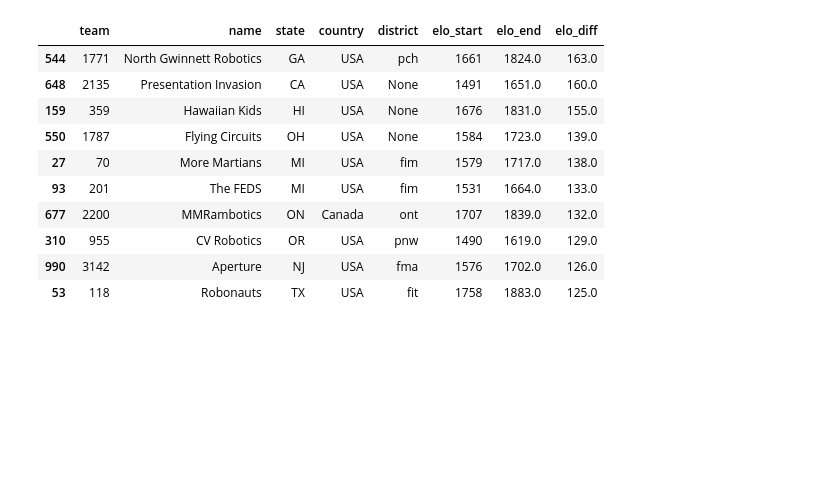
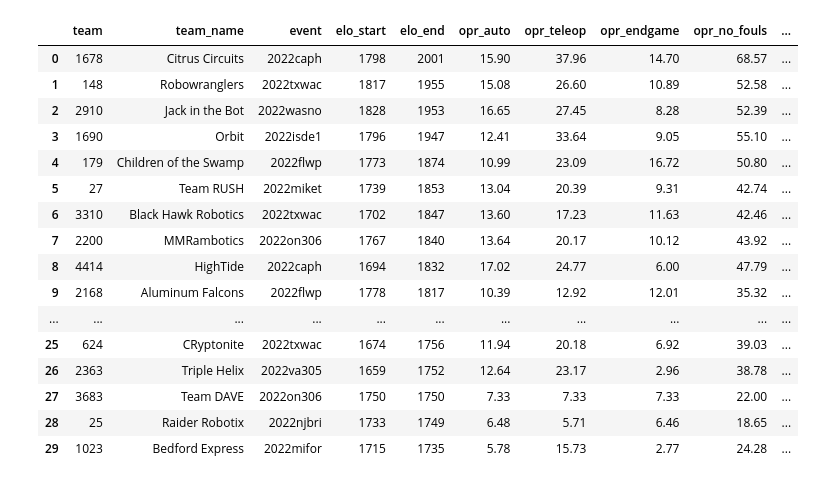
Before and after one commit to avgupta456/statbotics-scripts, a Jupyter notebook: 2022/Week Elos.ipynb, the cells around one changed output. Drawn from its saved outputs; the diff is of its cells as text; code cells hidden in the pictures; blank space fills up the shorter version.

```diff
--- a/2022/Week Elos.ipynb
+++ b/2022/Week Elos.ipynb
@@ -11,26 +7,22 @@ team_years_df = team_years_df[team_years_df.elo_max > 0]
-# %%
-elo_df = team_years_df[["team", "name", "state", "country", "district", "elo_start", "elo_end", "elo_diff"]]
-
-elo_df[elo_df.elo_end < 1900].sort_values(by="elo_diff", ascending=False)[:10]
-# %% [output]
-|  | team | name | state | country | district | elo_start | elo_end | elo_diff |
-| 544 | 1771 | North Gwinnett Robotics | GA | USA | pch | 1661 | 1824.0 | 163.0 |
-| 648 | 2135 | Presentation Invasion | CA | USA | None | 1491 | 1651.0 | 160.0 |
-| 159 | 359 | Hawaiian Kids | HI | USA | None | 1676 | 1831.0 | 155.0 |
-| 550 | 1787 | Flying Circuits | OH | USA | None | 1584 | 1723.0 | 139.0 |
-| 27 | 70 | More Martians | MI | USA | fim | 1579 | 1717.0 | 138.0 |
-| 93 | 201 | The FEDS | MI | USA | fim | 1531 | 1664.0 | 133.0 |
-| 677 | 2200 | MMRambotics | ON | Canada | ont | 1707 | 1839.0 | 132.0 |
-| 310 | 955 | CV Robotics | OR | USA | pnw | 1490 | 1619.0 | 129.0 |
-| 990 | 3142 | Aperture | NJ | USA | fma | 1576 | 1702.0 | 126.0 |
-| 53 | 118 | Robonauts | TX | USA | fit | 1758 | 1883.0 | 125.0 |
 # %%
-team_events_1 = sb.get_team_events(year=2022, week=1)
-team_events_2 = sb.get_team_events(year=2022, week=2)
-
-team_events_df_1 = pd.DataFrame(team_events_1)
-team_events_df_2 = pd.DataFrame(team_events_2)
-
-team_events_df_1 = team_events_df_1[team_events_df_1.elo_max > 0][["team", "team_name", "event", "state", "district", "elo_start", "elo_end", "wins", "losses", "ties"]]
-team_events_df_2 = team_events_df_2[team_events_df_2.elo_max > 0][["team", "team_name", "event", "state", "district", "elo_start", "elo_end", "wins", "losses", "ties"]]
+team_events_1 = sb.get_team_events(year=2022, week=1, fields=["team", "team_name", "event", "elo_start", "elo_end", "opr_auto", "opr_teleop", "opr_endgame", "opr_no_fouls", "wins", "losses", "ties"], metric="elo_end", limit=30)
+pd.DataFrame(team_events_1)  # .to_markdown(index=False))
+# %% [output]
+|  | team | team_name | event | elo_start | elo_end | opr_auto | opr_teleop | opr_endgame | opr_no_fouls | ... |
+| 0 | 1678 | Citrus Circuits | 2022caph | 1798 | 2001 | 15.90 | 37.96 | 14.70 | 68.57 | ... |
+| 1 | 148 | Robowranglers | 2022txwac | 1817 | 1955 | 15.08 | 26.60 | 10.89 | 52.58 | ... |
+| 2 | 2910 | Jack in the Bot | 2022wasno | 1828 | 1953 | 16.65 | 27.45 | 8.28 | 52.39 | ... |
+| 3 | 1690 | Orbit | 2022isde1 | 1796 | 1947 | 12.41 | 33.64 | 9.05 | 55.10 | ... |
+| 4 | 179 | Children of the Swamp | 2022flwp | 1773 | 1874 | 10.99 | 23.09 | 16.72 | 50.80 | ... |
+| 5 | 27 | Team RUSH | 2022miket | 1739 | 1853 | 13.04 | 20.39 | 9.31 | 42.74 | ... |
+| 6 | 3310 | Black Hawk Robotics | 2022txwac | 1702 | 1847 | 13.60 | 17.23 | 11.63 | 42.46 | ... |
+| 7 | 2200 | MMRambotics | 2022on306 | 1767 | 1840 | 13.64 | 20.17 | 10.12 | 43.92 | ... |
+| 8 | 4414 | HighTide | 2022caph | 1694 | 1832 | 17.02 | 24.77 | 6.00 | 47.79 | ... |
+| 9 | 2168 | Aluminum Falcons | 2022flwp | 1778 | 1817 | 10.39 | 12.92 | 12.01 | 35.32 | ... |
+| ... | ... | ... | ... | ... | ... | ... | ... | ... | ... | ... |
+| 25 | 624 | CRyptonite | 2022txwac | 1674 | 1756 | 11.94 | 20.18 | 6.92 | 39.03 | ... |
+| 26 | 2363 | Triple Helix | 2022va305 | 1659 | 1752 | 12.64 | 23.17 | 2.96 | 38.78 | ... |
+| 27 | 3683 | Team DAVE | 2022on306 | 1750 | 1750 | 7.33 | 7.33 | 7.33 | 22.00 | ... |
+| 28 | 25 | Raider Robotix | 2022njbri | 1733 | 1749 | 6.48 | 5.71 | 6.46 | 18.65 | ... |
+| 29 | 1023 | Bedford Express | 2022mifor | 1715 | 1735 | 5.78 | 15.73 | 2.77 | 24.28 | ... |
 # %%
```
Also changed, not shown: parts of 4 cells of this notebook, 2 other files.
